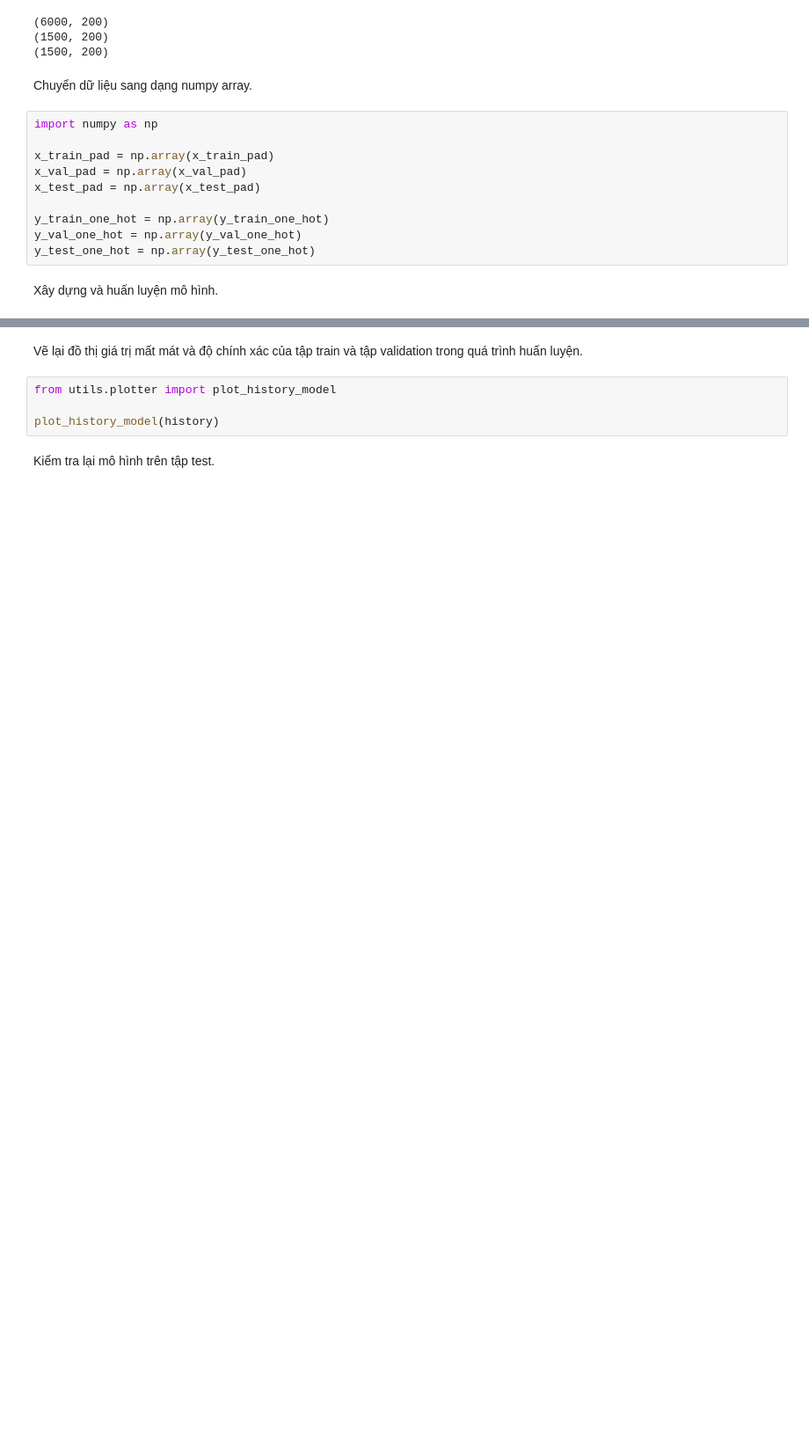
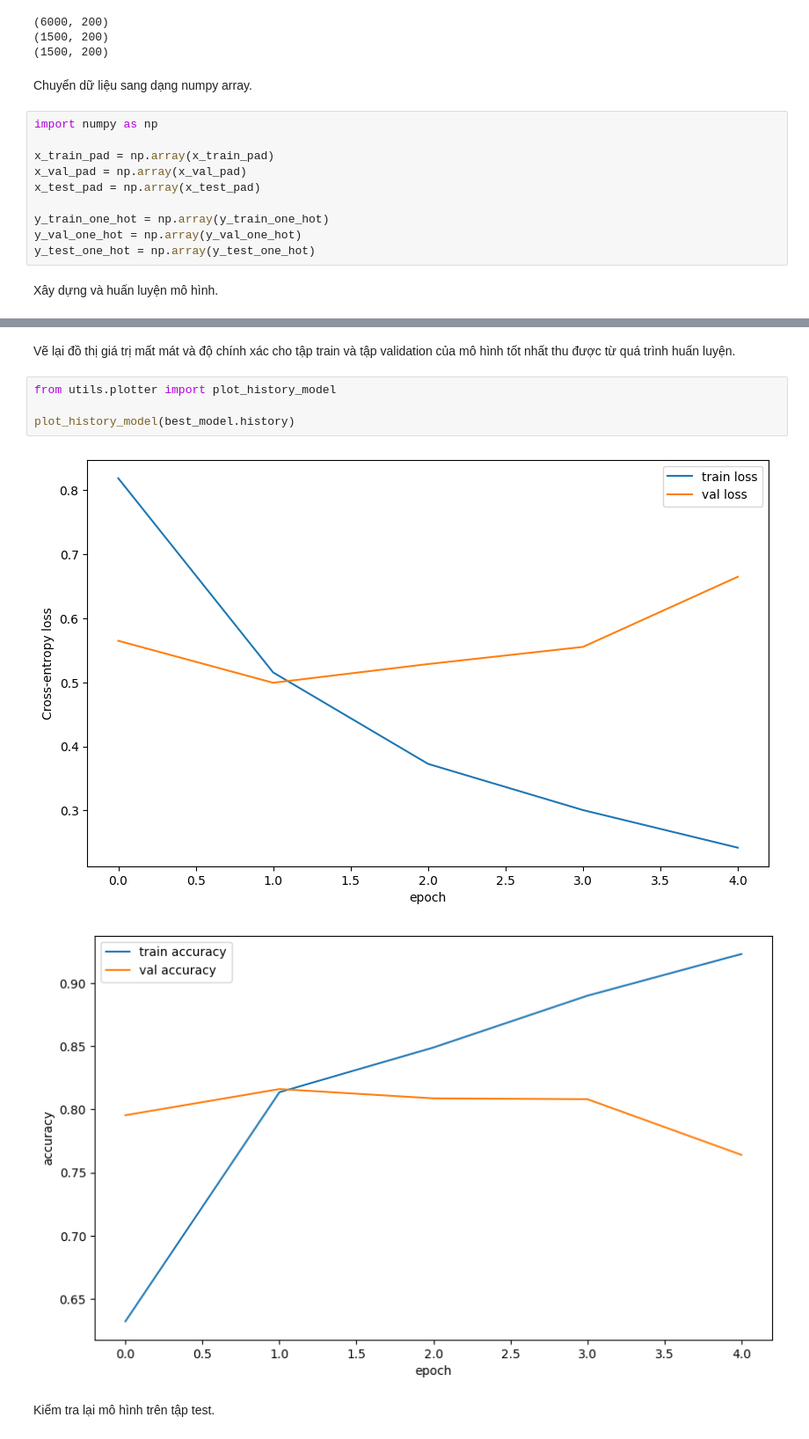
Before and after one commit to Akechi1412/Vietnamese-Review-Classification, a Jupyter notebook: train.ipynb, the cells around one changed output, grey strips where cells are left out. Shown at 88% size. Saved outputs shown, nothing was run; the diff lists cells and outputs as text; blank space fills up the shorter version.

```diff
--- a/train.ipynb
+++ b/train.ipynb
@@ -214,9 +207,12 @@ Epoch 9/10
 # %% [markdown]
-Vẽ lại đồ thị giá trị mất mát và độ chính xác của tập train và tập validation trong quá trình huấn luyện.
+Vẽ lại đồ thị giá trị mất mát và độ chính xác cho tập train và tập validation của mô hình tốt nhất thu được từ quá trình huấn luyện.
 # %%
 from utils.plotter import plot_history_model
 
-plot_history_model(history)
+plot_history_model(best_model.history)
+# %% [output]
+[figure, added]
+[figure, added]
 # %% [markdown]
 Kiểm tra lại mô hình trên tập test.
 # %%
```
Also changed, not shown: parts of 6 cells of this notebook.
